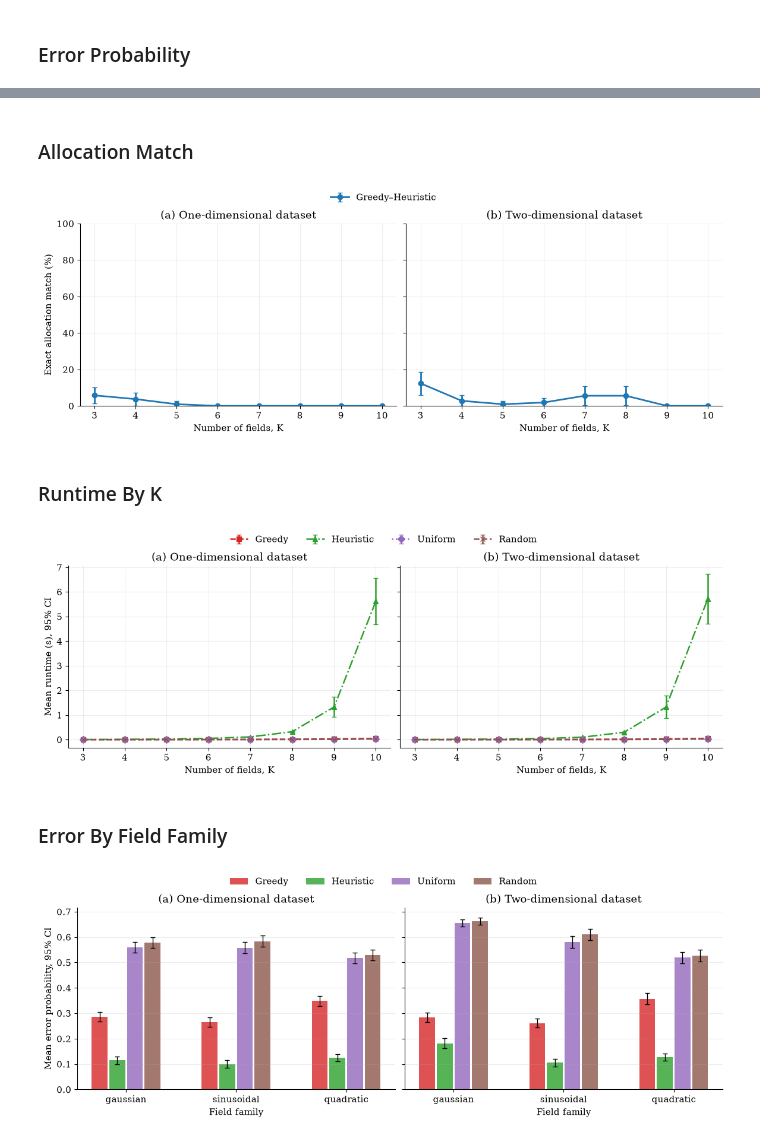
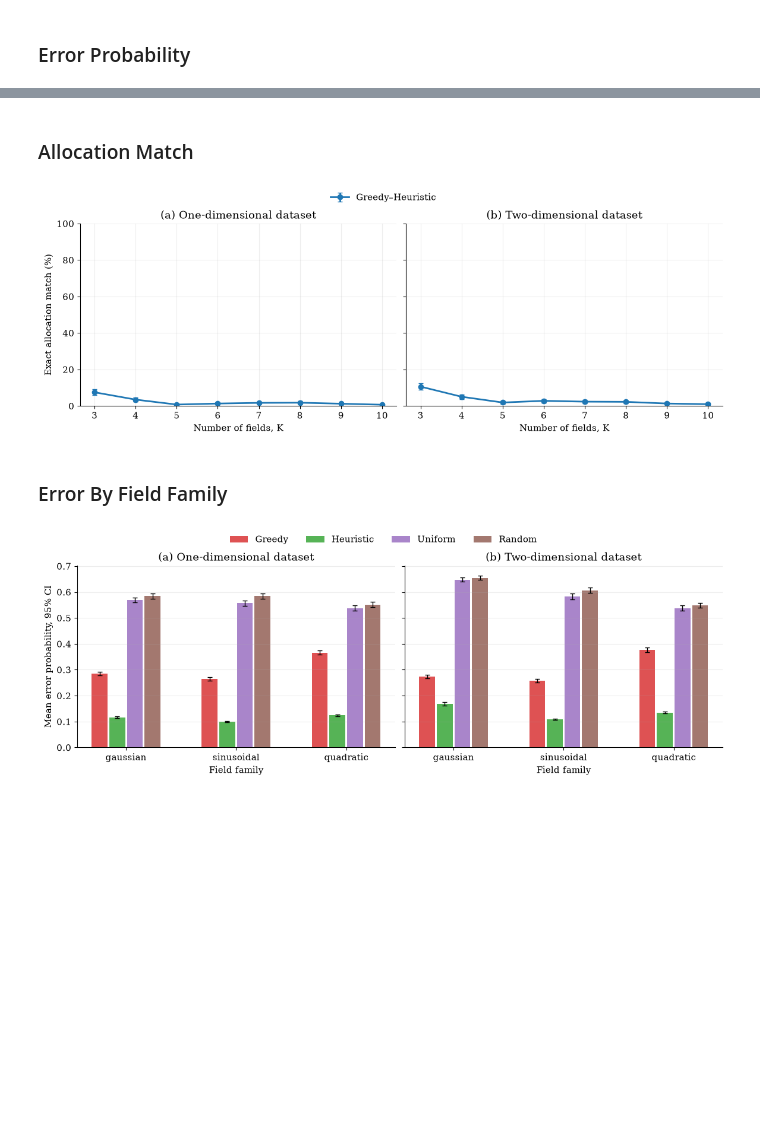
Before and after one commit to Avishka-Shamendra/quantum-sensor-placement-research, a Jupyter notebook: problem-2-min-error-seq/02_extended_analysis.ipynb, the cells around one changed output, grey strips where cells are left out. Cells and saved outputs as stored; diff of their text form; code cells hidden in the pictures; blank space fills up the shorter version.

Commit message:
Finalize problem 2 analysis notebooks

```diff
--- a/problem-2-min-error-seq/02_extended_analysis.ipynb
+++ b/problem-2-min-error-seq/02_extended_analysis.ipynb
@@ -21,6 +19,7 @@ if str(SOURCE) not in sys.path:
 _analysis_module = importlib.reload(importlib.import_module("analysis"))
 run_analysis = _analysis_module.run_analysis
 _figures_module = importlib.reload(importlib.import_module("figures"))
-save_figures = _figures_module.save_figures
 summary_markdown = _figures_module.summary_markdown
+load_summary = _figures_module.load_summary
+load_case_rows = _figures_module.load_case_rows
 # %% [markdown]
@@ -32,6 +29,9 @@ The time limit applies independently to each method-budget evaluation, and check
 # %%
+# Load saved results by default. Set this to True to run or resume the study.
+RUN_ANALYSIS = False
+
 # Use "full" for the complete study after confirming the test run.
-RUN_MODE = "test"
+RUN_MODE = "full"
 RESUME = True
 TIME_LIMIT_SECONDS = 30.0
 
@@ -160,15 +248,50 @@ The figures show **mean error probability versus mean budget fraction**, exact G
 # %%
-# Save publication-quality PDF and PNG versions, then display each figure.
-save_figures = importlib.reload(importlib.import_module("figures")).save_figures
+# Save and display the requested figures. Runtime is table-only.
+from collections import defaultdict
+from statistics import fmean
+_figures_module = importlib.reload(importlib.import_module("figures"))
+
+
+def instance_averaged_error_rows(rows):
+    grouped = defaultdict(list)
+    metadata = {}
+    for row in _figures_module._matched_rows(rows):
+        key = (row["dataset"], row["case"], row["method"])
+        grouped[key].append(_figures_module._error(row))
+        metadata[key] = row
+
+    averaged = []
+    for key, values in grouped.items():
+        row = dict(metadata[key])
+        mean_error = fmean(values)
+        row["N"] = 0
+        row["actual_error"] = mean_error
+        row["error_probability"] = mean_error
+        averaged.append(row)
+    return averaged
+
 if not analysis["summary"]:
     raise RuntimeError("No matched completed cases are available for plotting")
 
-figures = save_figures(
-    analysis["summary"],
-    analysis["rows"],
-    analysis["output"],
-)
+figures = {
+    "error_probability": _figures_module.plot_mean_error(analysis["summary"]),
+    "allocation_match": _figures_module.plot_allocation_match(analysis["rows"]),
+    "error_by_field_family": _figures_module.plot_error_by_family(
+        instance_averaged_error_rows(analysis["rows"])
+    ),
+}
+figure_directory = analysis["output"] / "figures"
+figure_directory.mkdir(parents=True, exist_ok=True)
+for obsolete_name in ("runtime_by_k", "runtime_boxplot", "seconds"):
+    for extension in ("pdf", "png"):
+        (figure_directory / f"{obsolete_name}.{extension}").unlink(missing_ok=True)
 for name, figure in figures.items():
+    for extension in ("pdf", "png"):
+        figure.savefig(
+            figure_directory / f"{name}.{extension}",
+            dpi=300,
+            bbox_inches="tight",
+        )
     display(Markdown(f"### {name.replace('_', ' ').title()}"))
     display(figure)
     plt.close(figure)
@@ -178,6 +301,4 @@ for name, figure in figures.items():
 ### Allocation Match
-[figure, old version]
+[figure, new version]
-### Runtime By K
+### Error By Field Family
-[figure, old version]
+[figure, new version]
-### Error By Field Family
-[figure, removed]
```
Also changed, not shown: parts of 10 cells of this notebook, 5 other files.
